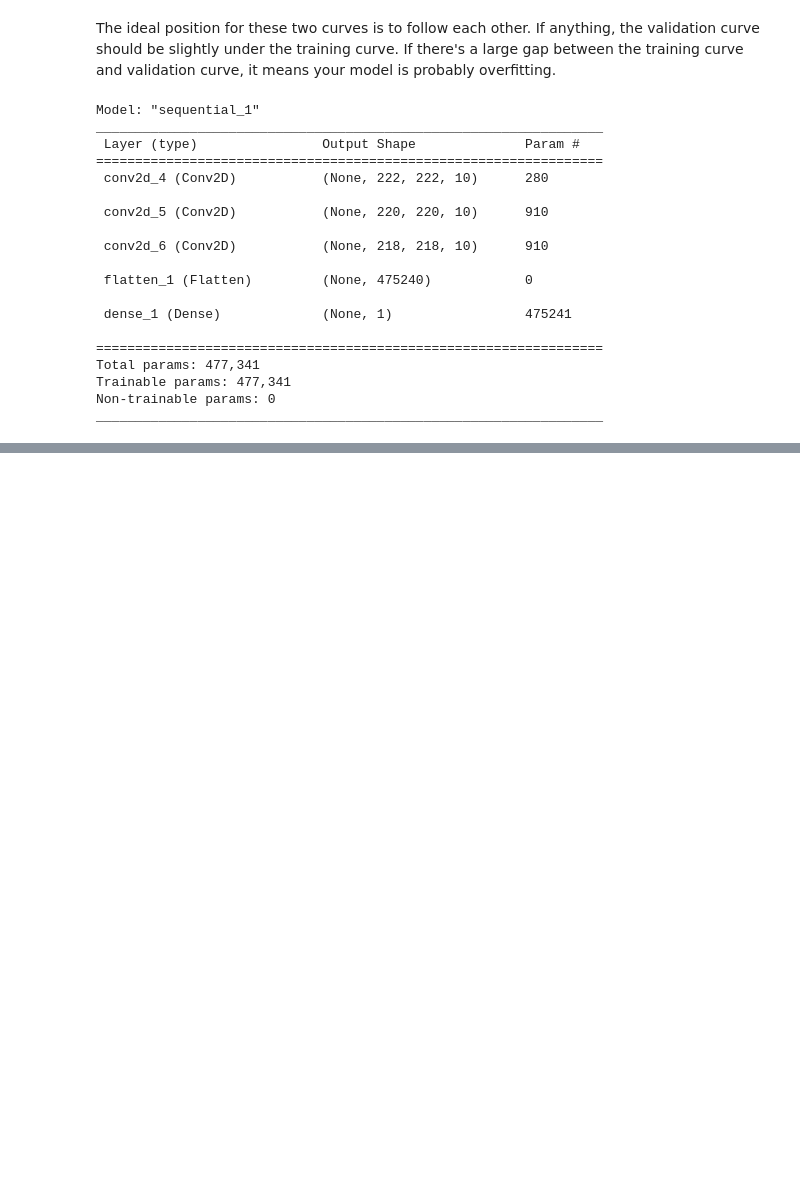
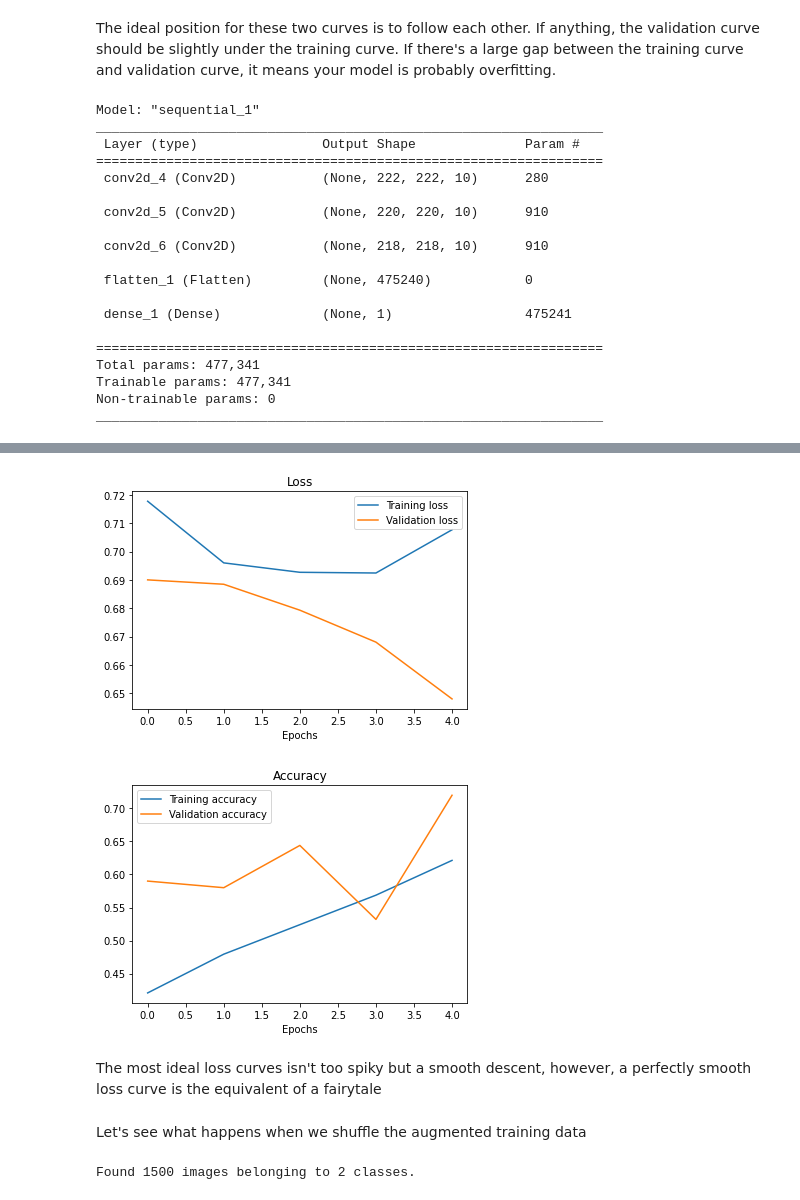
Before and after one commit to SaketMunda/cnn-computer-vision-introduction, a Jupyter notebook: convolutional_neural_network_with_tensorflow.ipynb, the cells around one changed output, grey strips where cells are left out. Cells and saved outputs as stored; diff of their text form; code cells hidden in the pictures; blank space fills up the shorter version.

```diff
--- a/convolutional_neural_network_with_tensorflow.ipynb
+++ b/convolutional_neural_network_with_tensorflow.ipynb
@@ -769,0 +882,15 @@ _________________________________________________________________
+# %%
+# Create ImageDataGenerator training instance with data augmentation
+train_datagen_augmented = ImageDataGenerator(rescale=1/255.,
+                                             rotation_range=20, # rotate the image slightly between 0 and 20 degrees
+                                             shear_range=0.2, # shear the image
+                                             zoom_range=0.2, # zoom the image
+                                             height_shift_range=0.2, # shift the image on y axis
+                                             width_shift_range=0.2, # shift the image on x axis
+                                             horizontal_flip=True) # flip the image on horizontal axis
+
+# Create ImageDataGenerator training instance without data augmentation
+train_datagen = ImageDataGenerator(rescale=1/255.)
+
+# CReate ImageDataGenerator test instance without data augmentation
+test_datagen = ImageDataGenerator(rescale=1/255.)
@@ -769,0 +972,24 @@ _________________________________________________________________
+# %%
+# create the model
+model_6 = Sequential([
+    Conv2D(10, 3, activation='relu', input_shape=(224, 224, 3)),
+    MaxPool2D(pool_size=2),
+    Conv2D(10, 3, activation='relu'),
+    MaxPool2D(),
+    Conv2D(10, 3, activation='relu'),
+    MaxPool2D(),
+    Flatten(),
+    Dense(1, activation='sigmoid')
+])
+
+# Compile the model
+model_6.compile(loss='binary_crossentropy',
+                optimizer=Adam(),
+                metrics=['accuracy'])
+
+# Fit the model
+history_6 = model_6.fit(train_data_augmented,
+                        epochs=5,
+                        steps_per_epoch=len(train_data_augmented),
+                        validation_data = test_data,
+                        validation_steps=len(test_data))
@@ -769,0 +1015,19 @@ _________________________________________________________________
+# %%
+# Check model's performance history training on augmented data
+plot_loss_curves(history_6)
+# %% [output]
+[figure, added]
+[figure, added]
+# %% [markdown]
+The most ideal loss curves isn't too spiky but a smooth descent, however, a perfectly smooth loss curve is the equivalent of a fairytale
+# %% [markdown]
+Let's see what happens when we shuffle the augmented training data
+# %%
+# Import data and augment it from directories
+train_data_augmented_shuffled = train_datagen_augmented.flow_from_directory(train_dir,
+                                                                            target_size=(224, 224),
+                                                                            batch_size=32,
+                                                                            class_mode='binary',
+                                                                            shuffle=True)
+# %% [output]
+Found 1500 images belonging to 2 classes.
```
Also changed, not shown: parts of 23 cells of this notebook.
